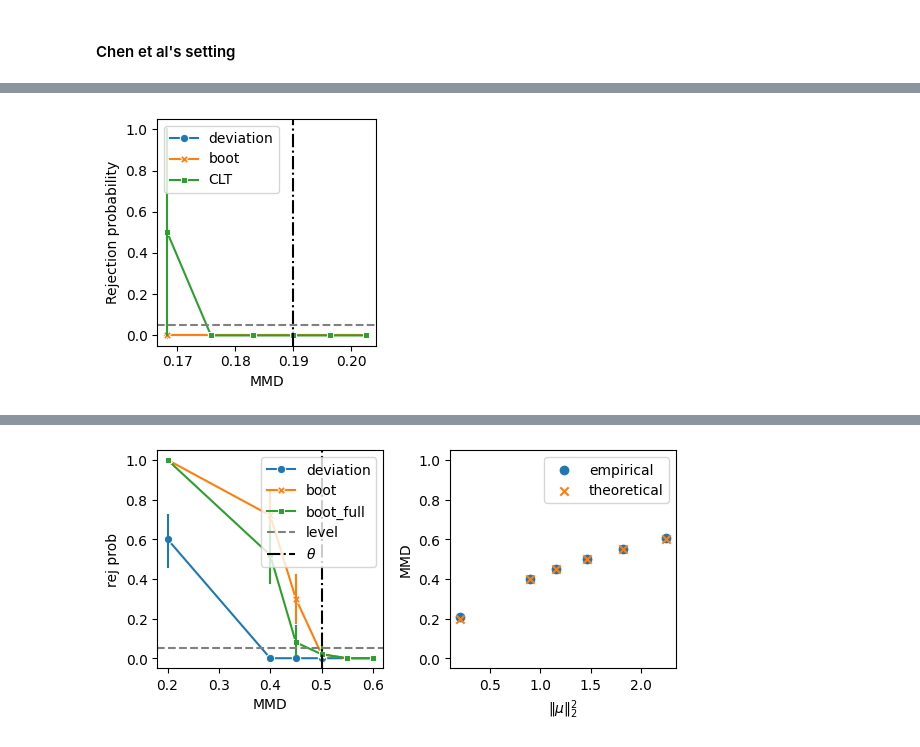
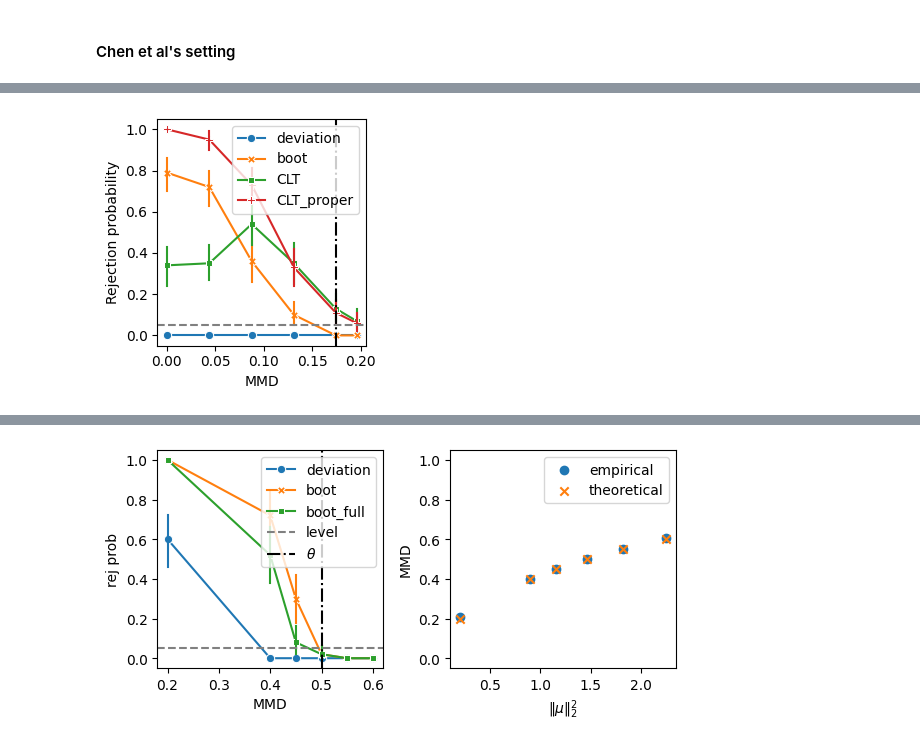
Before and after one commit to XingLLiu/robust-kernel-test, a Jupyter notebook: notebooks/reversed.ipynb, the cells around one changed output, grey strips where cells are left out. Saved outputs shown, nothing was run; the diff lists cells and outputs as text; code cells hidden in the pictures.

```diff
--- a/notebooks/reversed.ipynb
+++ b/notebooks/reversed.ipynb
@@ -546,16 +555,16 @@ plt.tight_layout()
 # %%
 np.random.seed(2024)
 # %%
-n = 100 # 1000
-dim = 6
+n = 200 # 50 # 200
+dim = 1
 nrep = 100
-nstats_ora = 2 # 100
-mean_ls = [1.7, 1.8, 1.9, 2.0, 2.1, 2.2]
+nstats_ora = 1 # 100
+mean_ls = [0., 0.1, 0.2, 0.3, 0.4, 0.45] # [0., 0.25, 0.5, 0.75, 1., 1.25, 1.5, 1.75, 2., 2.25] # [1.7, 1.8, 1.9, 2.0, 2.1, 2.2]
 mean_vec_ls = [np.eye(dim)[0] * ss for ss in mean_ls]
 population_mmd_ls = [population_mmd(vv, bandwidth_sq=1.) for vv in mean_vec_ls]
 
 kernel_class = kernels.RBF
 keys = population_mmd_ls
 
-data_level_ss = generate_data_and_quantiles(n, dim, population_mmd_ls, nrep, nstats_ora)
+data_level = generate_data_and_quantiles(n, dim, population_mmd_ls, nrep, nstats_ora)
 # %% [output]
@@ -565,11 +572,11 @@ np.random.seed(2024)
 # %%
 # level check
 np.random.seed(2024)
-theta = population_mmd(mean_vec_ls[3], bandwidth_sq=1.)
+theta = population_mmd(np.eye(dim)[0] * 0.4, bandwidth_sq=1.)
 print("theta:", theta)
 
 res_level = mmd_experiment(
-    kernels.RBF, data_level_ss["Xs_ls"], data_level_ss["Ys_ls"], theta=theta, keys=keys,
+    kernels.RBF, data_level["Xs_ls"], data_level["Ys_ls"], theta=theta, keys=keys,
     method="classic",
 )
 # %% [output]
@@ -580,30 +589,0 @@ key: 0.18300015951238466
-# %%
-fig, ax = plt.subplots(nrows=1, ncols=1, figsize=(3, 3))
-
-res_plot = res_level
-data_plot = data_level
-names = ["deviation_proper", "boot", "CLT"]
-rej_df = {"rej": [], "method": [], "xaxis": []}
-for nn in names:
-    for kk in keys:
-        rej_ls = res_plot[kk][nn]["rej"]
-        rej_df["rej"] = rej_df["rej"] + rej_ls
-        rej_df["method"] = rej_df["method"] + [nn] * len(rej_ls)
-        rej_df["xaxis"] = rej_df["xaxis"] + [kk] * len(rej_ls)
-rej_df = pd.DataFrame(rej_df)
-
-sns.lineplot(ax=ax, data=rej_df, x="xaxis", y="rej", hue="method", style="method", markers=True, dashes=False, err_style="bars")
-ax.axhline(0.05, color="grey", linestyle="--", label="level")
-ax.axvline(theta, color="k", linestyle="-.", label=r"$\theta$")
-# ax.set_xscale("log")
-ax.set_ylim(-0.05, 1.05)
-ax.set_xlabel("MMD")
-ax.set_ylabel("Rejection probability")
-ax.legend(labels=["deviation", "boot", "CLT"])
-# ax.legend([],[], frameon=False)
-
-_ = plt.tight_layout()
-plt.tight_layout()
-# plt.savefig("../figs/reversed/ms.pdf")
-# %% [output]
-[figure, removed]
@@ -609,0 +593,30 @@ plt.tight_layout()
+# %%
+fig, ax = plt.subplots(nrows=1, ncols=1, figsize=(3, 3))
+
+res_plot = res_level
+data_plot = data_level
+names = ["deviation_proper", "boot", "CLT", "CLT_proper"]
+rej_df = {"rej": [], "method": [], "xaxis": []}
+for nn in names:
+    for kk in keys:
+        rej_ls = res_plot[kk][nn]["rej"]
+        rej_df["rej"] = rej_df["rej"] + rej_ls
+        rej_df["method"] = rej_df["method"] + [nn] * len(rej_ls)
+        rej_df["xaxis"] = rej_df["xaxis"] + [kk] * len(rej_ls)
+rej_df = pd.DataFrame(rej_df)
+
+sns.lineplot(ax=ax, data=rej_df, x="xaxis", y="rej", hue="method", style="method", markers=True, dashes=False, err_style="bars")
+ax.axhline(0.05, color="grey", linestyle="--", label="level")
+ax.axvline(theta, color="k", linestyle="-.", label=r"$\theta$")
+# ax.set_xscale("log")
+ax.set_ylim(-0.05, 1.05)
+ax.set_xlabel("MMD")
+ax.set_ylabel("Rejection probability")
+ax.legend(labels=["deviation", "boot", "CLT", "CLT_proper"])
+# ax.legend([],[], frameon=False)
+
+_ = plt.tight_layout()
+plt.tight_layout()
+# plt.savefig("../figs/reversed/ms_theta{:.2g}.pdf".format(theta))
+# %% [output]
+[figure, added]
```
Also changed, not shown: parts of 24 cells of this notebook, 4 other files.
